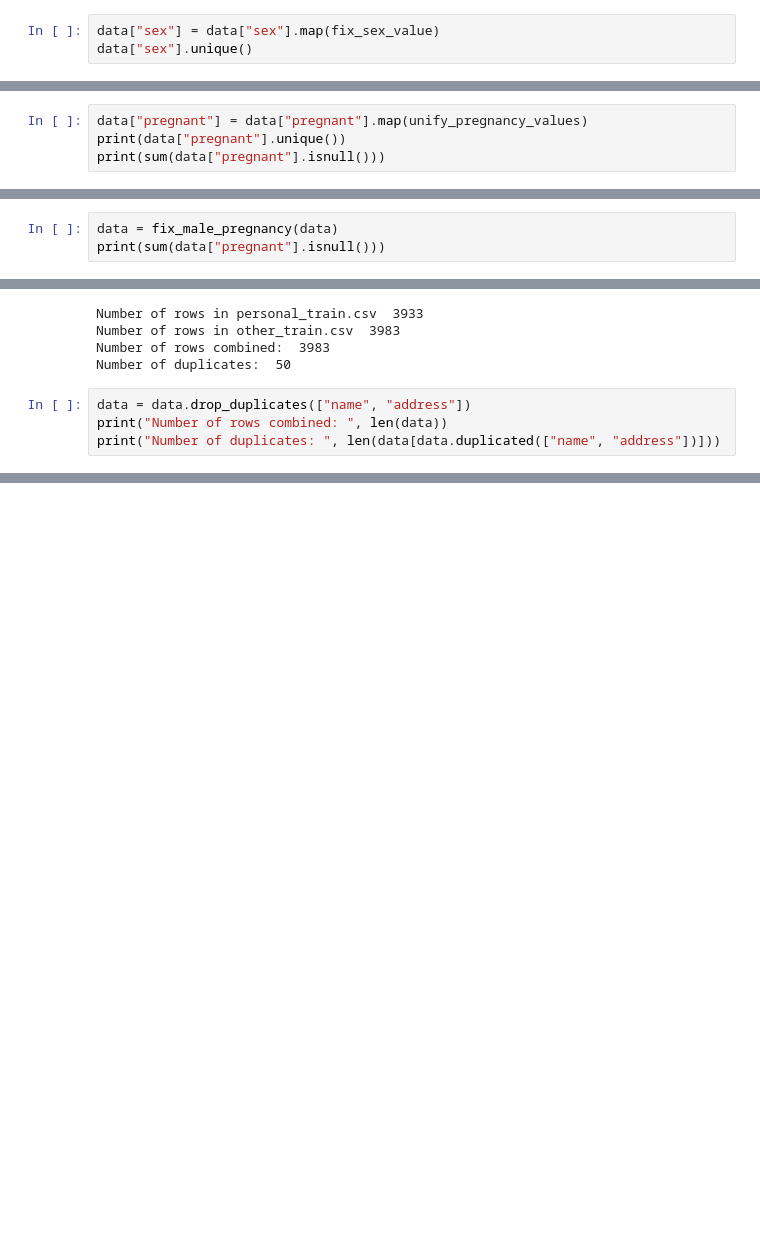
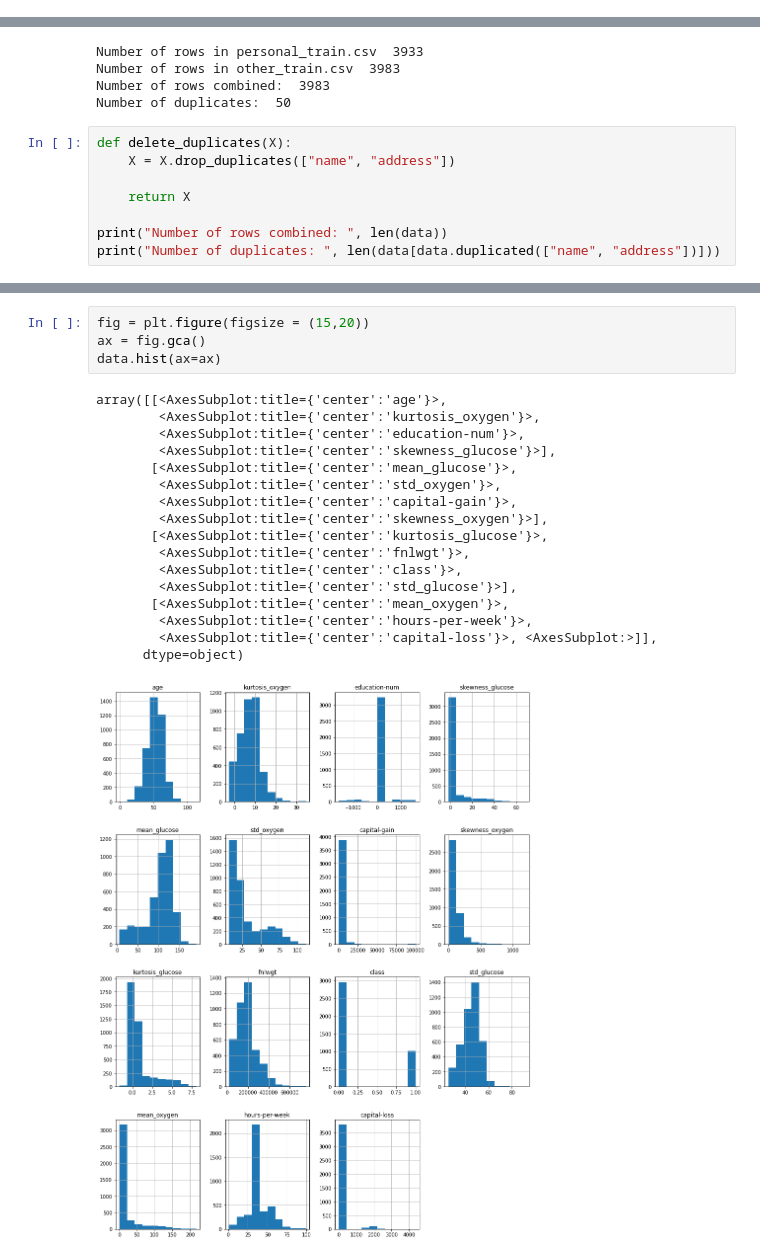
Before and after one commit to xsipka/FIIT_IAU_Projekt, a Jupyter notebook: phase_2.ipynb, the cells around one changed output, grey strips where cells are left out. Drawn from its saved outputs; the diff is of its cells as text; blank space fills up the shorter version.

```diff
--- a/phase_2.ipynb
+++ b/phase_2.ipynb
@@ -174,6 +152,3 @@ def fix_sex_value(sex):
         return 1
     else:
         return 0
-# %%
-data["sex"] = data["sex"].map(fix_sex_value)
-data["sex"].unique()
@@ -201,7 +179,3 @@ def unify_pregnancy_values(value):
 
     except AttributeError:
         return np.nan
-# %%
-data["pregnant"] = data["pregnant"].map(unify_pregnancy_values)
-print(data["pregnant"].unique())
-print(sum(data["pregnant"].isnull()))
@@ -218,3 +189,0 @@ def fix_male_pregnancy(data):
-# %%
-data = fix_male_pregnancy(data)
-print(sum(data["pregnant"].isnull()))
@@ -240,7 +207,11 @@ Number of rows in other_train.csv  3983
 Number of rows combined:  3983
 Number of duplicates:  50
 # %%
-data = data.drop_duplicates(["name", "address"])
+def delete_duplicates(X):
+    X = X.drop_duplicates(["name", "address"])
+
+    return X
+
 print("Number of rows combined: ", len(data))
 print("Number of duplicates: ", len(data[data.duplicated(["name", "address"])]))
 # %% [output]
@@ -248,0 +463,22 @@ Number of duplicates:  0
+# %%
+fig = plt.figure(figsize = (15,20))
+ax = fig.gca()
+data.hist(ax=ax)
+# %% [output]
+array([[<AxesSubplot:title={'center':'age'}>,
+        <AxesSubplot:title={'center':'kurtosis_oxygen'}>,
+        <AxesSubplot:title={'center':'education-num'}>,
+        <AxesSubplot:title={'center':'skewness_glucose'}>],
+       [<AxesSubplot:title={'center':'mean_glucose'}>,
+        <AxesSubplot:title={'center':'std_oxygen'}>,
+        <AxesSubplot:title={'center':'capital-gain'}>,
+        <AxesSubplot:title={'center':'skewness_oxygen'}>],
+       [<AxesSubplot:title={'center':'kurtosis_glucose'}>,
+        <AxesSubplot:title={'center':'fnlwgt'}>,
+        <AxesSubplot:title={'center':'class'}>,
+        <AxesSubplot:title={'center':'std_glucose'}>],
+       [<AxesSubplot:title={'center':'mean_oxygen'}>,
+        <AxesSubplot:title={'center':'hours-per-week'}>,
+        <AxesSubplot:title={'center':'capital-loss'}>, <AxesSubplot:>]],
+      dtype=object)
+[figure, added]
```
Also changed, not shown: parts of 28 cells of this notebook.
